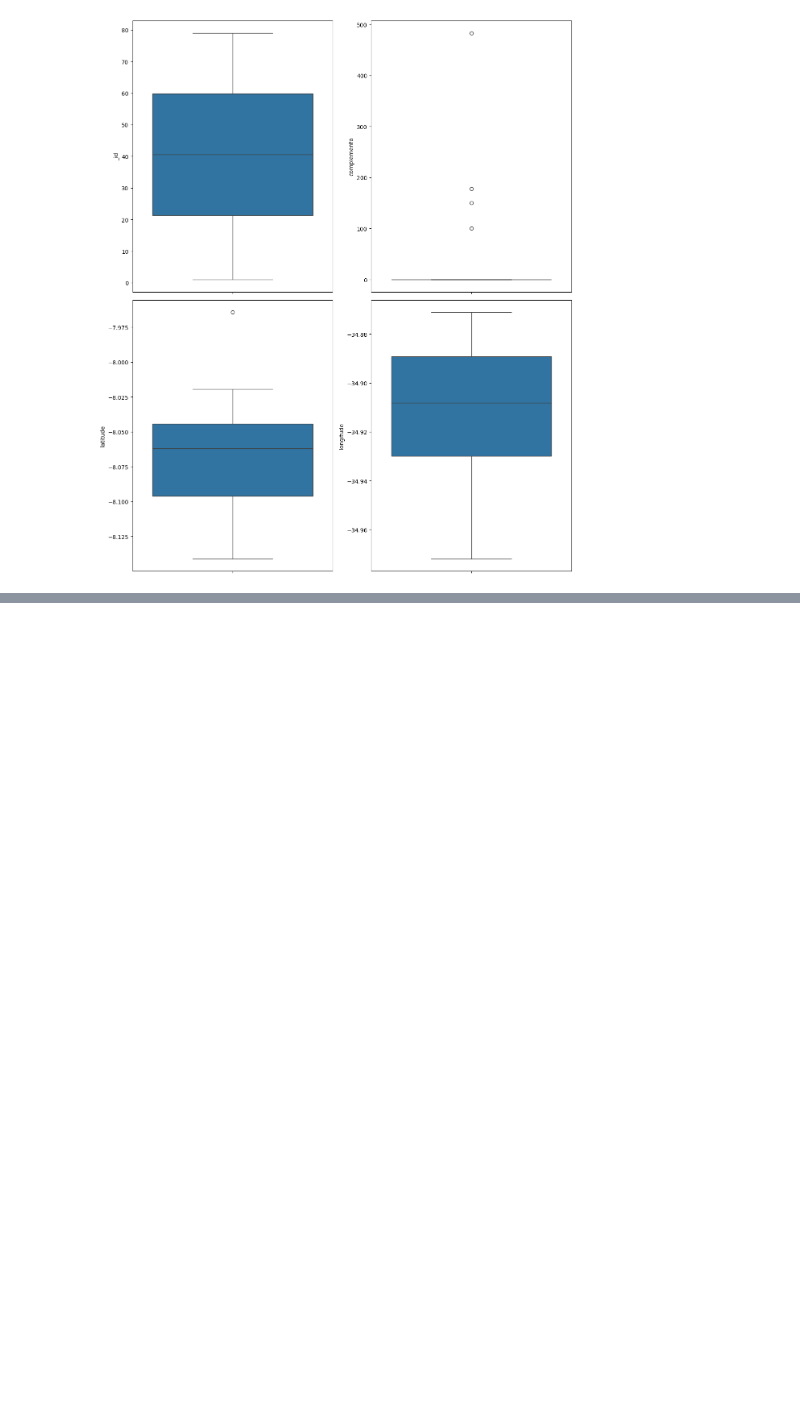
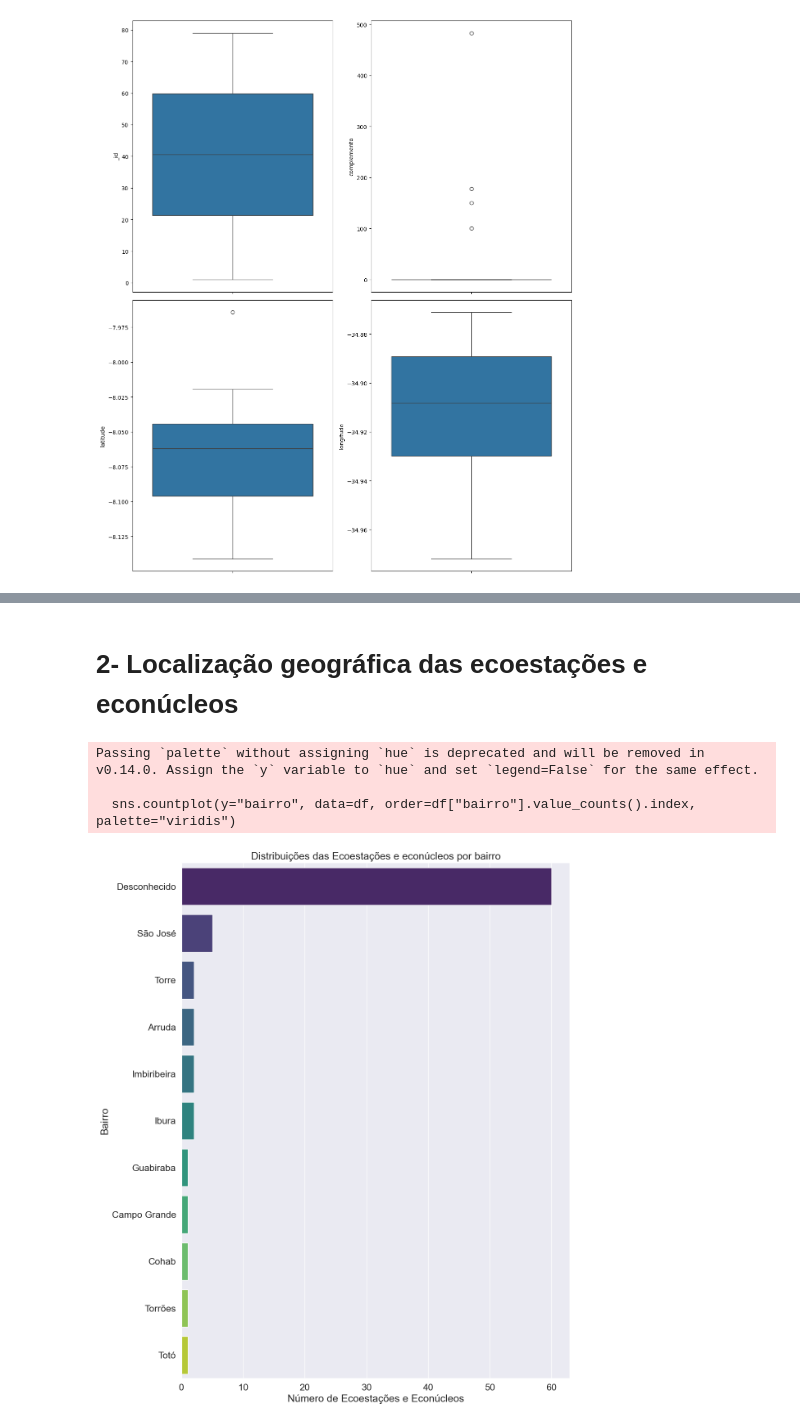
Before and after one commit to Daniel-Tavares-de-Lima/Conjunto-de-Dados-de-Transa-es-Imobili-rias-com-Informa-es-sobre-ITBI, a Jupyter notebook: código/analise.ipynb, the cells around one changed output, grey strips where cells are left out. Drawn from its saved outputs; the diff is of its cells as text; code cells hidden in the pictures; blank space fills up the shorter version.

```diff
--- a/código/analise.ipynb
+++ b/código/analise.ipynb
@@ -262,0 +289,19 @@ plt.show()
+# %% [markdown]
+# 2- Localização geográfica das ecoestações e econúcleos
+# %%
+plt.figure(figure=(10,10))
+
+# Outra forma de fazer com latitude e logintude descrição da função(https://seaborn.pydata.org/generated/seaborn.scatterplot.html)
+# sns.scatterplot(x="longitude", y="latitude", data=df, hue="tiporesiduo", palette="viridis"
+
+sns.set(font_scale=1.5) #Altera o tamanho da fonte
+sns.countplot(y="bairro", data=df, order=df["bairro"].value_counts().index, palette="viridis")
+plt.title("Distribuições das Ecoestações e econúcleos por bairro")
+plt.xlabel("Número de Ecoestações e Econúcleos")
+plt.ylabel("Bairro")
+plt.show()
+# %% [output]
+Passing `palette` without assigning `hue` is deprecated and will be removed in v0.14.0. Assign the `y` variable to `hue` and set `legend=False` for the same effect.
+
+  sns.countplot(y="bairro", data=df, order=df["bairro"].value_counts().index, palette="viridis")
+[figure, added]
```
Also changed, not shown: parts of 6 cells of this notebook.
